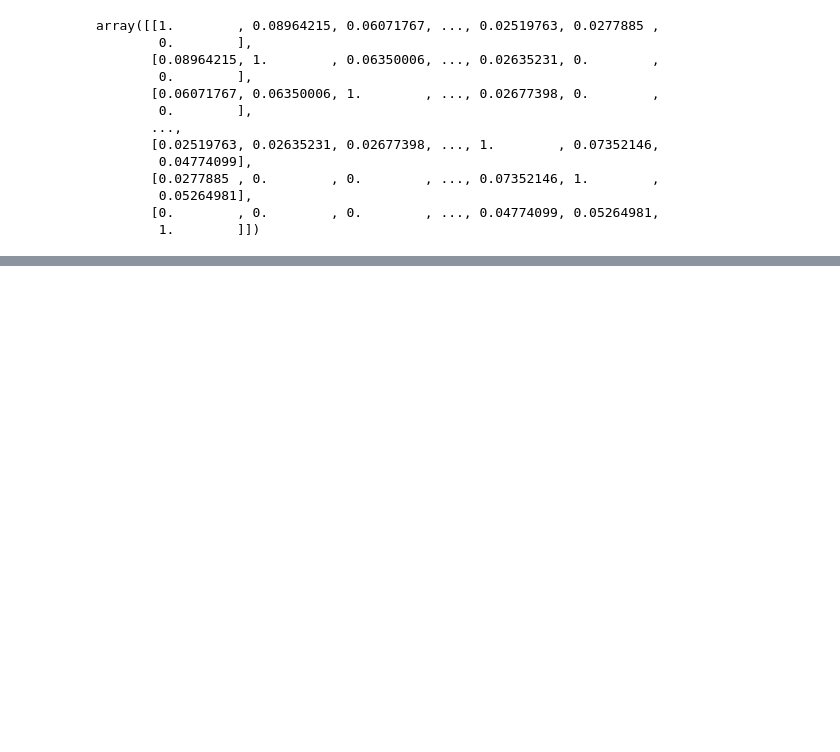
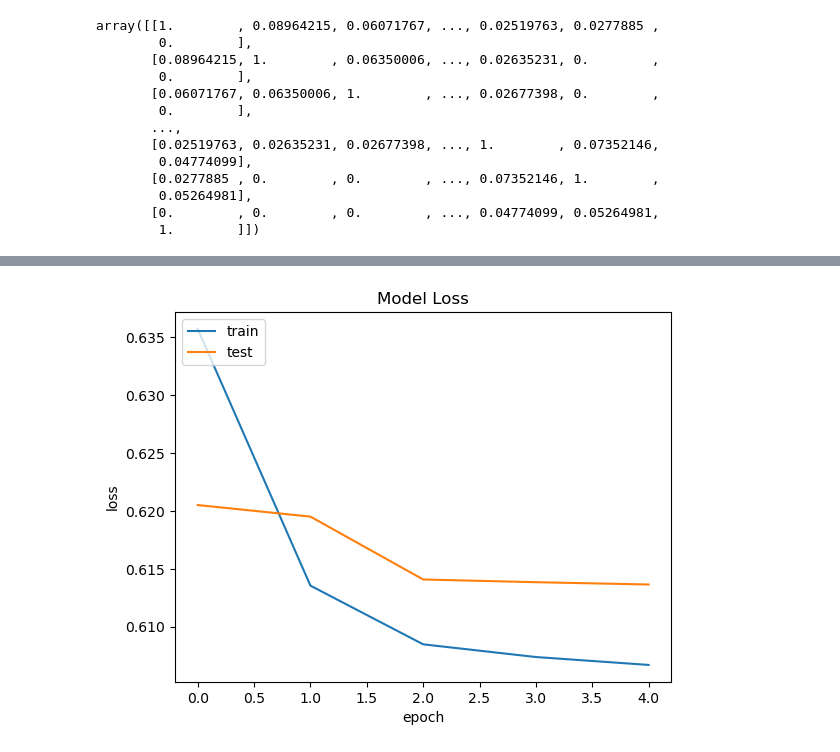
Before and after one commit to Eshanatnight/remmi, a Jupyter notebook: Notebooks/Notebook.ipynb, the cells around one changed output, grey strips where cells are left out. Drawn from its saved outputs; the diff is of its cells as text; code cells hidden in the pictures; blank space fills up the shorter version.

```diff
--- a/Notebooks/Notebook.ipynb
+++ b/Notebooks/Notebook.ipynb
@@ -528,0 +534,7 @@ with gzip.open('../pickles/similarity.pklz', 'wb') as ofp2:
+# %%
+x_train, x_val, y_train, y_val = (
+    x[:train_indices],
+    x[train_indices:],
+    y[:train_indices],
+    y[train_indices:],
+)
@@ -528,0 +575,16 @@ with gzip.open('../pickles/similarity.pklz', 'wb') as ofp2:
+# %%
+model = RecommenderNet(num_users, num_movies, EMBEDDING_SIZE)
+
+model.compile(
+    loss=tf.keras.losses.BinaryCrossentropy(),
+    optimizer=keras.optimizers.Adam(learning_rate=0.001),
+)
+# %%
+history = model.fit(
+    x=x_train,
+    y=y_train,
+    batch_size=64,
+    epochs=5,
+    verbose=1,
+    validation_data=(x_val, y_val),
+)
@@ -528,0 +602,3 @@ with gzip.open('../pickles/similarity.pklz', 'wb') as ofp2:
+# %%
+loss = history.history["loss"]
+val_loss = history.history["val_loss"]
@@ -528,0 +613,11 @@ with gzip.open('../pickles/similarity.pklz', 'wb') as ofp2:
+# %%
+plt.plot(loss)
+plt.plot(val_loss)
+plt.title("Model Loss")
+plt.ylabel("loss")
+plt.xlabel("epoch")
+plt.legend(["train", "test"], loc="upper left")
+plt.savefig("../images/loss.png")
+plt.show()
+# %% [output]
+[figure, added]
```
Also changed, not shown: parts of 40 cells of this notebook.
